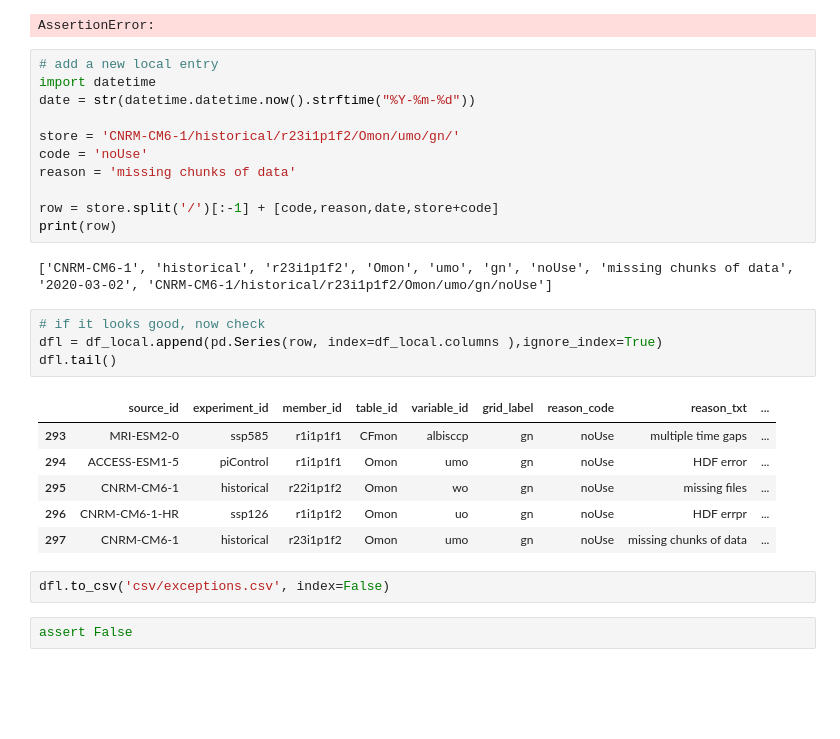
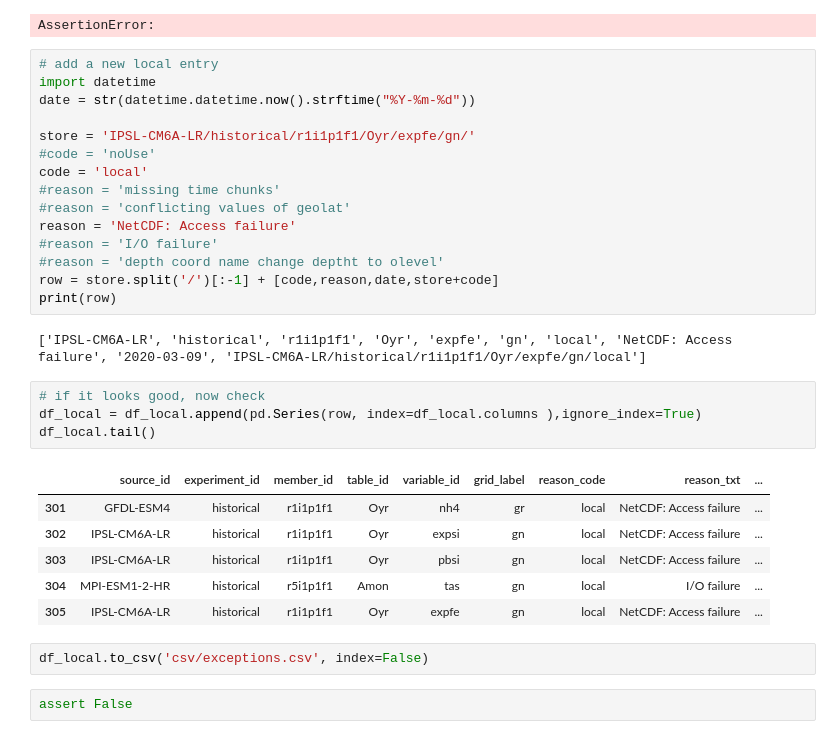
Before and after one commit to naomi-henderson/cmip6collect, a Jupyter notebook: notebooks/nb1-UpdateExceptions.ipynb, the cells around one changed output. Saved outputs shown, nothing was run; the diff lists cells and outputs as text; blank space fills up the shorter version.

```diff
--- a/notebooks/nb1-UpdateExceptions.ipynb
+++ b/notebooks/nb1-UpdateExceptions.ipynb
@@ -80,27 +78,31 @@ AssertionError:
 import datetime
 date = str(datetime.datetime.now().strftime("%Y-%m-%d"))
 
-store = 'CNRM-CM6-1/historical/r23i1p1f2/Omon/umo/gn/'
-code = 'noUse'
-reason = 'missing chunks of data'
-
+store = 'IPSL-CM6A-LR/historical/r1i1p1f1/Oyr/expfe/gn/'
+#code = 'noUse'
+code = 'local'
+#reason = 'missing time chunks'
+#reason = 'conflicting values of geolat'
+reason = 'NetCDF: Access failure'
+#reason = 'I/O failure'
+#reason = 'depth coord name change deptht to olevel'
 row = store.split('/')[:-1] + [code,reason,date,store+code]
 print(row)
 # %% [output]
-['CNRM-CM6-1', 'historical', 'r23i1p1f2', 'Omon', 'umo', 'gn', 'noUse', 'missing chunks of data', '2020-03-02', 'CNRM-CM6-1/historical/r23i1p1f2/Omon/umo/gn/noUse']
+['IPSL-CM6A-LR', 'historical', 'r1i1p1f1', 'Oyr', 'expfe', 'gn', 'local', 'NetCDF: Access failure', '2020-03-09', 'IPSL-CM6A-LR/historical/r1i1p1f1/Oyr/expfe/gn/local']
 # %%
 # if it looks good, now check
-dfl = df_local.append(pd.Series(row, index=df_local.columns ),ignore_index=True)
-dfl.tail()
+df_local = df_local.append(pd.Series(row, index=df_local.columns ),ignore_index=True)
+df_local.tail()
 # %% [output]
 |  | source_id | experiment_id | member_id | table_id | variable_id | grid_label | reason_code | reason_txt | ... |
-| 293 | MRI-ESM2-0 | ssp585 | r1i1p1f1 | CFmon | albisccp | gn | noUse | multiple time gaps | ... |
-| 294 | ACCESS-ESM1-5 | piControl | r1i1p1f1 | Omon | umo | gn | noUse | HDF error | ... |
-| 295 | CNRM-CM6-1 | historical | r22i1p1f2 | Omon | wo | gn | noUse | missing files | ... |
-| 296 | CNRM-CM6-1-HR | ssp126 | r1i1p1f2 | Omon | uo | gn | noUse | HDF errpr | ... |
-| 297 | CNRM-CM6-1 | historical | r23i1p1f2 | Omon | umo | gn | noUse | missing chunks of data | ... |
+| 301 | GFDL-ESM4 | historical | r1i1p1f1 | Oyr | nh4 | gr | local | NetCDF: Access failure | ... |
+| 302 | IPSL-CM6A-LR | historical | r1i1p1f1 | Oyr | expsi | gn | local | NetCDF: Access failure | ... |
+| 303 | IPSL-CM6A-LR | historical | r1i1p1f1 | Oyr | pbsi | gn | local | NetCDF: Access failure | ... |
+| 304 | MPI-ESM1-2-HR | historical | r5i1p1f1 | Amon | tas | gn | local | I/O failure | ... |
+| 305 | IPSL-CM6A-LR | historical | r1i1p1f1 | Oyr | expfe | gn | local | NetCDF: Access failure | ... |
 # %%
-dfl.to_csv('csv/exceptions.csv', index=False)
+df_local.to_csv('csv/exceptions.csv', index=False)
 # %%
 assert False
 # %% [output]
```
Also changed, not shown: parts of 2 cells of this notebook, 8 other files.
